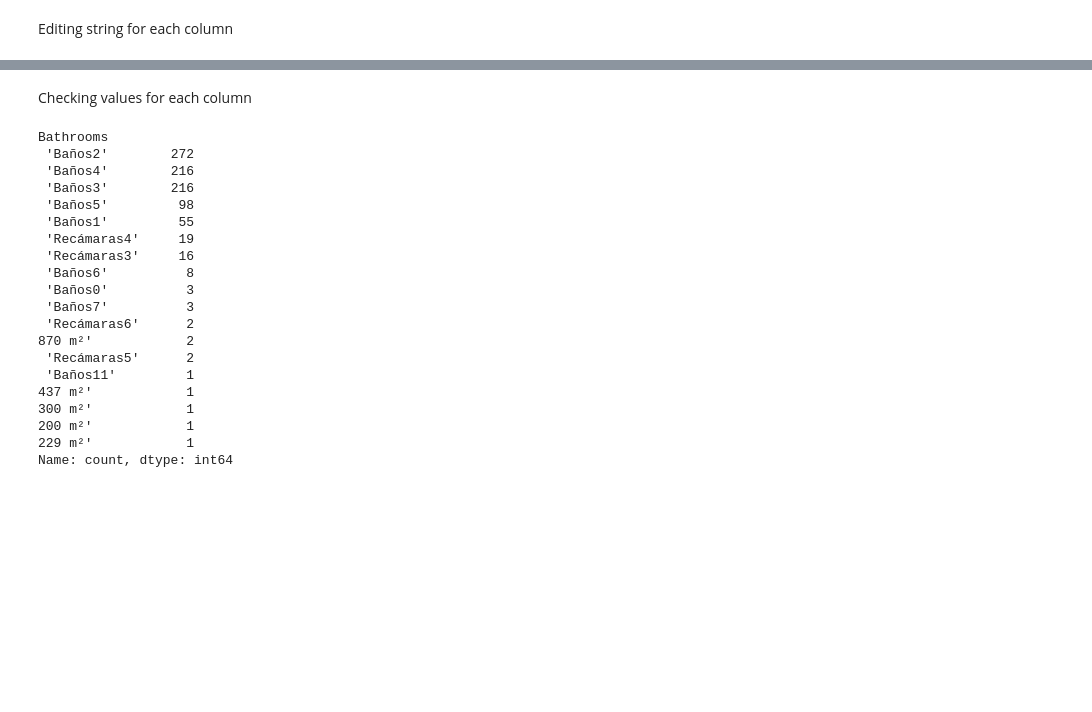
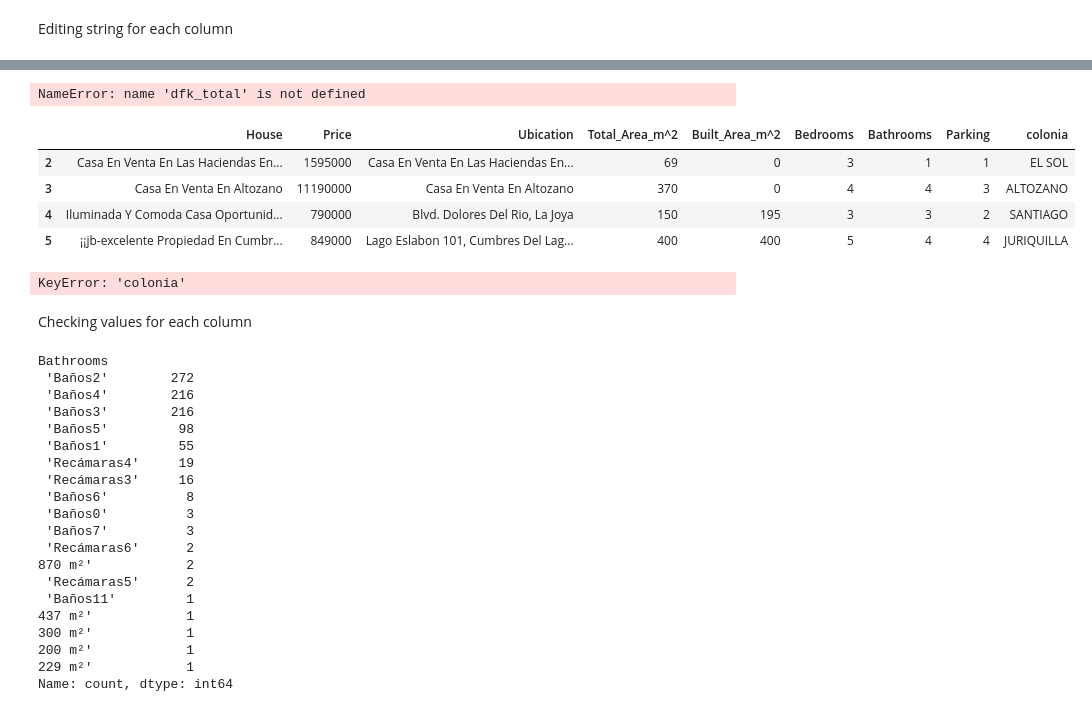
Before and after one commit to GerYar/WebscrapingHousing, a Jupyter notebook: DataCleaning.ipynb, the cells around one changed output, grey strips where cells are left out. Saved outputs shown, nothing was run; the diff lists cells and outputs as text; code cells hidden in the pictures; blank space fills up the shorter version.

```diff
--- a/DataCleaning.ipynb
+++ b/DataCleaning.ipynb
@@ -1113,2 +1127,3 @@ a =['10 DE ABRIL',
 # %%
-df_total['Ubication'].str.replace(', Querétaro, QuerétaroVer información de la zona','',regex=False)
+# deleting the string: ', Queretaro, QueretaroVer informacion de la zona' from each record
+df_total['Ubication'] = df_total['Ubication'].str.replace(', Queretaro, QueretaroVer informacion de la zona','',regex=False)
@@ -1128,3 +1130,11 @@ Name: Ubication, Length: 915, dtype: object
 # %%
+# loop to place a neighborhoodfor per record
 for i in a:
-    df_total.loc[df_total["Ubication"].str.contains(i, case=False, na=False), "colonia"] = i
+    df_total.loc[df_total["Ubication"].str.contains(i, case=False, na=False, regex=False), "Neighborhood"] = i
+# %%
+# setting neighborhoods to special records
+df_total.iloc[471,7] = 'EL REFUGIO'
+df_total.iloc[777,7] = 'MILENIO III'
+# %%
+# Deleting 31 records from other municipio
+df_total = df_total.dropna(subset='Neighborhood')
@@ -1135,3 +1188,23 @@ df_total.to_csv('draft_total.csv', index=False)
+# %%
+dfk_total.head(30)
+# %% [output]
+NameError: name 'dfk_total' is not defined
+# %%
+df_total.iloc[1:5]
+# %% [output]
+|  | House | Price | Ubication | Total_Area_m^2 | Built_Area_m^2 | Bedrooms | Bathrooms | Parking | colonia |
+| 2 | Casa En Venta En Las Haciendas En... | 1595000 | Casa En Venta En Las Haciendas En... | 69 | 0 | 3 | 1 | 1 | EL SOL |
+| 3 | Casa En Venta En Altozano | 11190000 | Casa En Venta En Altozano | 370 | 0 | 4 | 4 | 3 | ALTOZANO |
+| 4 | Iluminada Y Comoda Casa Oportunid... | 790000 | Blvd. Dolores Del Rio, La Joya | 150 | 195 | 3 | 3 | 2 | SANTIAGO |
+| 5 | ¡¡jb-excelente Propiedad En Cumbr... | 849000 | Lago Eslabon 101, Cumbres Del Lag... | 400 | 400 | 5 | 4 | 4 | JURIQUILLA |
+# %%
+df_total['colonia'] == 'Queretaro'
+df.loc[df["colonia"] == "Queretaro", "colonia"] =()
+
+for i in a:
+    df_total.loc[df_total["Ubication"].str.contains(i, case=False, na=False), "colonia"] = i
+# %% [output]
+KeyError: 'colonia'
 # %%
 df_total.loc[df_total["Ubication"].str.contains("refugio", case=False, na=False), "colonia"] = "El Refugio"
 df_total.loc[df_total["House"].str.contains("refugio", case=False, na=False), "colonia"] = "El Refugio"
```
Also changed, not shown: parts of 11 cells of this notebook.
